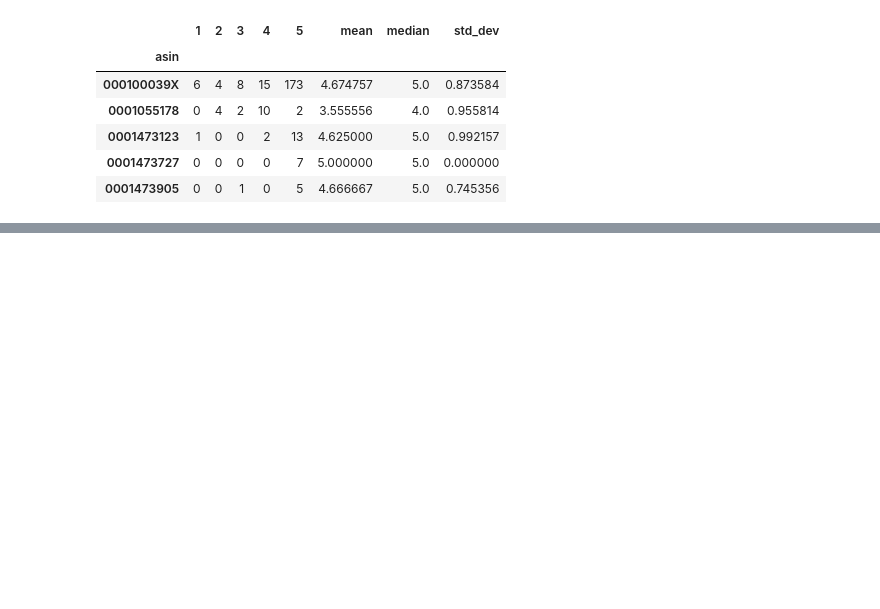
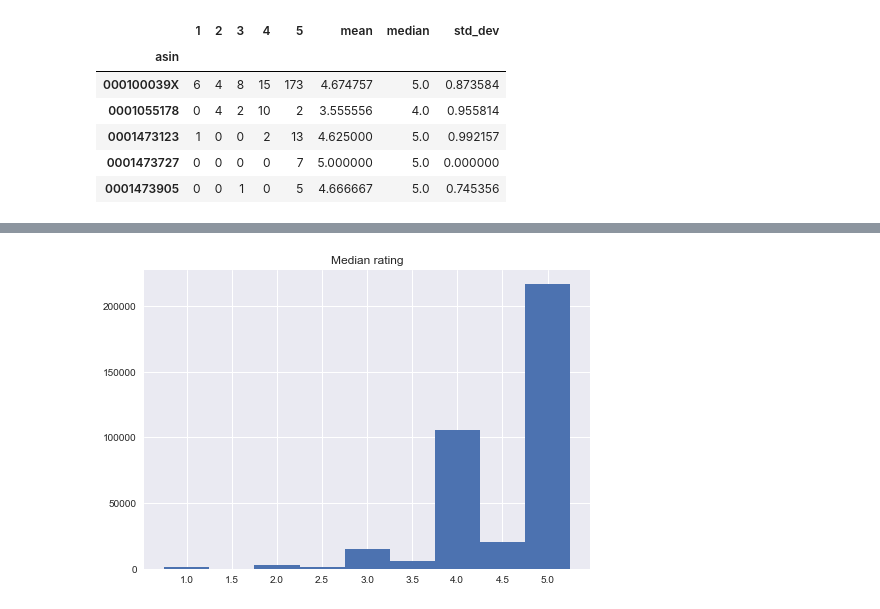
Before and after one commit to adamkozak/ADA2017-project, a Jupyter notebook: Project/Positive-negative-controversial.ipynb, the cells around one changed output, grey strips where cells are left out. Saved outputs shown, nothing was run; the diff lists cells and outputs as text; code cells hidden in the pictures; blank space fills up the shorter version.

```diff
--- a/Project/Positive-negative-controversial.ipynb
+++ b/Project/Positive-negative-controversial.ipynb
@@ -46,0 +83,8 @@ reviews_df_small.head()
+# %%
+binrange = np.arange(1.0,6.0,0.5) # last bin needs to be from 5 to 5.5
+plt.hist(reviews_df['median'],bins=binrange,align='left')
+plt.title('Median rating')
+plt.xticks(np.arange(1.0,5.5,0.5))
+plt.show()
+# %% [output]
+[figure, added]
```
Also changed, not shown: parts of 13 cells of this notebook.
